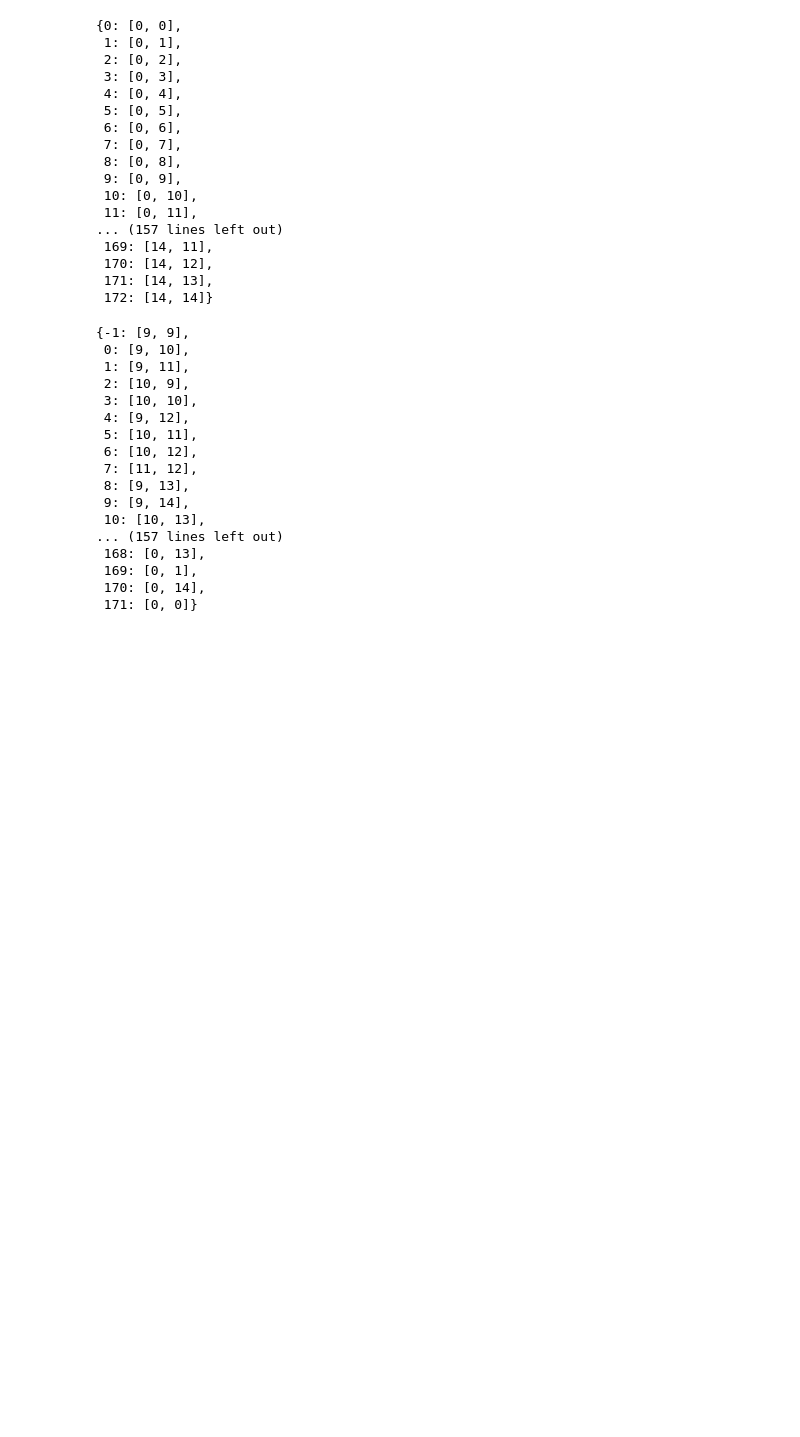
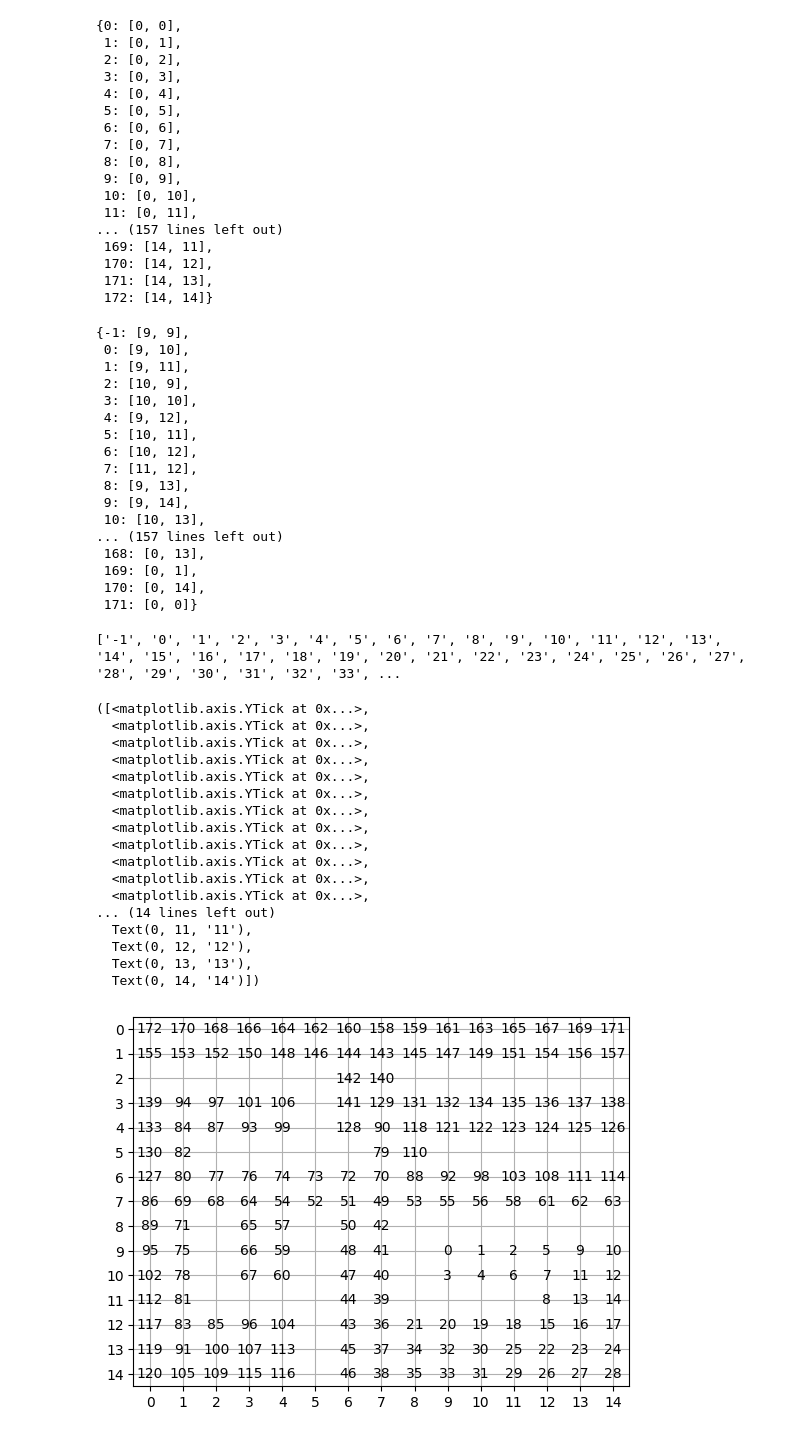
Before and after one commit to lolanff/rep-transfer, a Jupyter notebook: analysis/Gridworld/sim2coord.ipynb, the cells around one changed output. Saved outputs shown, nothing was run; the diff lists cells and outputs as text; code cells hidden in the pictures; blank space fills up the shorter version.

```diff
--- a/analysis/Gridworld/sim2coord.ipynb
+++ b/analysis/Gridworld/sim2coord.ipynb
@@ -92,3 +92,43 @@ import json
 
 with open('./data/sim2coord.json', 'w') as f:
     json.dump(ordered_sim2coord, f)
+# %%
+print([str(key) for key in ordered_sim2coord.keys()])
+# %% [output]
+['-1', '0', '1', '2', '3', '4', '5', '6', '7', '8', '9', '10', '11', '12', '13', '14', '15', '16', '17', '18', '19', '20', '21', '22', '23', '24', '25', '26', '27', '28', '29', '30', '31', '32', '33', ...
+# %%
+import matplotlib.pyplot as plt
+import numpy as np
+
+max_x = max(coord[0] for coord in ordered_sim2coord.values()) + 1
+max_y = max(coord[1] for coord in ordered_sim2coord.values()) + 1
+
+plt.grid(True)
+
+for key, (x, y) in ordered_sim2coord.items():
+    plt.text(y, x, str(key+1), ha='center', va='center')
+
+plt.xlim(-0.5, max_y - 0.5)
+plt.ylim(max_x - 0.5, -0.5)
+
+plt.xticks(np.arange(max_y))
+plt.yticks(np.arange(max_x))
+# %% [output]
+([<matplotlib.axis.YTick at 0x...>,
+  <matplotlib.axis.YTick at 0x...>,
+  <matplotlib.axis.YTick at 0x...>,
+  <matplotlib.axis.YTick at 0x...>,
+  <matplotlib.axis.YTick at 0x...>,
+  <matplotlib.axis.YTick at 0x...>,
+  <matplotlib.axis.YTick at 0x...>,
+  <matplotlib.axis.YTick at 0x...>,
+  <matplotlib.axis.YTick at 0x...>,
+  <matplotlib.axis.YTick at 0x...>,
+  <matplotlib.axis.YTick at 0x...>,
+  <matplotlib.axis.YTick at 0x...>,
+... (14 lines left out)
+  Text(0, 11, '11'),
+  Text(0, 12, '12'),
+  Text(0, 13, '13'),
+  Text(0, 14, '14')])
+[figure, added]
```
Also changed, not shown: 3 other files.
